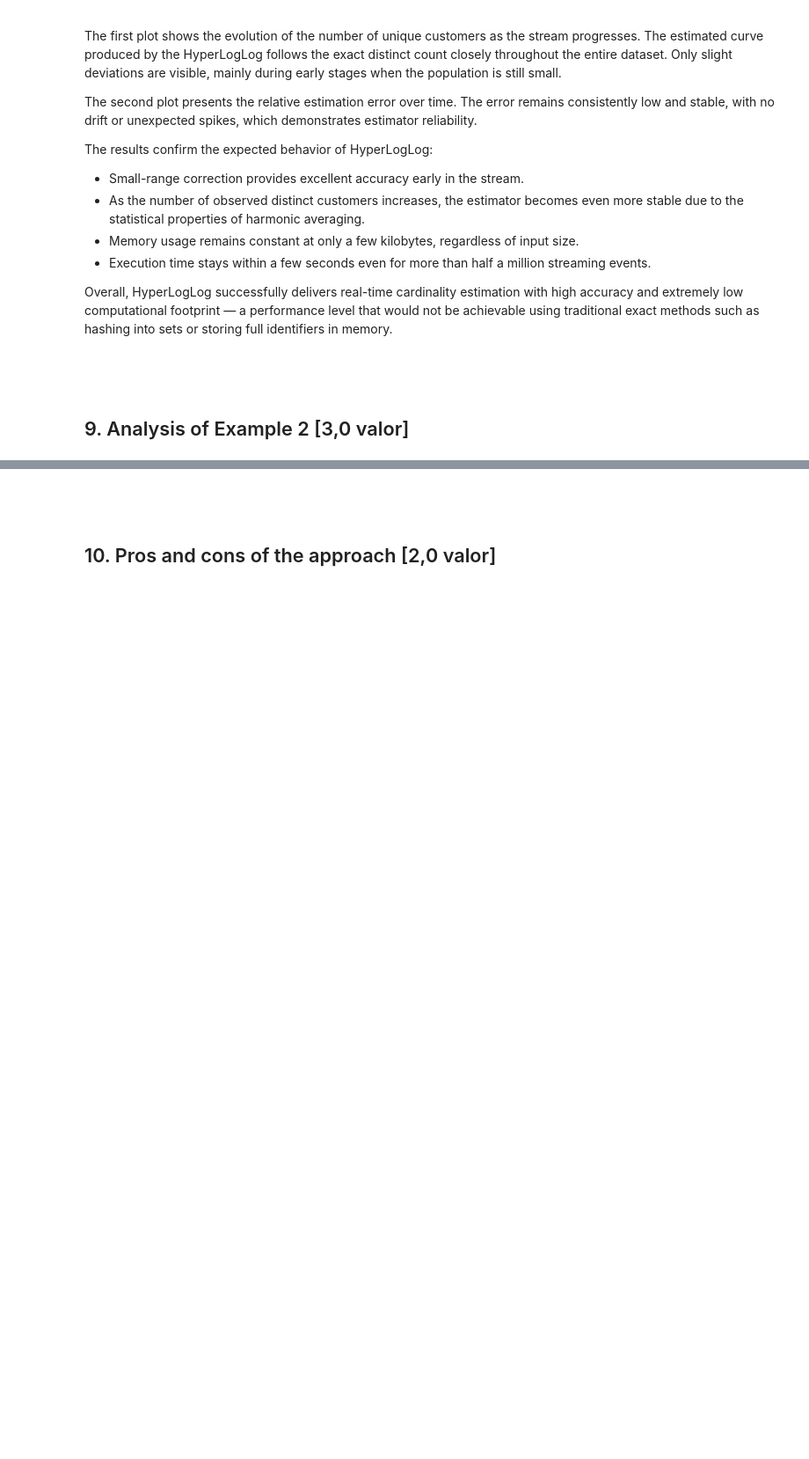
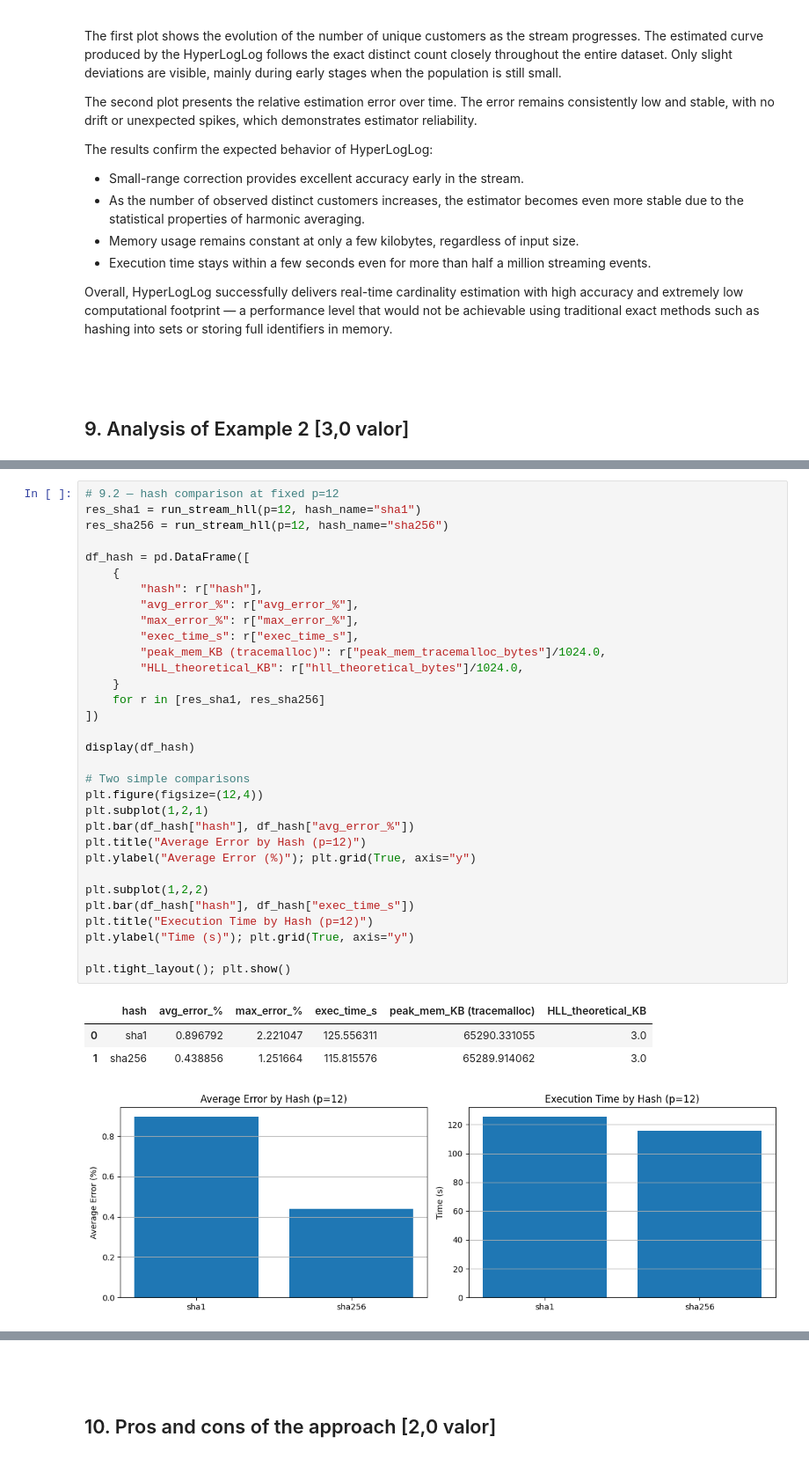
Before and after one commit to jvbdf/tmbd_work1, a Jupyter notebook: WorkTemplate.ipynb, the cells around one changed output, grey strips where cells are left out. Shown at 88% size. Cells and saved outputs as stored; diff of their text form; blank space fills up the shorter version.

```diff
--- a/WorkTemplate.ipynb
+++ b/WorkTemplate.ipynb
@@ -706,0 +776,37 @@ plt.show()
+# %%
+# 9.2 — hash comparison at fixed p=12
+res_sha1 = run_stream_hll(p=12, hash_name="sha1")
+res_sha256 = run_stream_hll(p=12, hash_name="sha256")
+
+df_hash = pd.DataFrame([
+    {
+        "hash": r["hash"],
+        "avg_error_%": r["avg_error_%"],
+        "max_error_%": r["max_error_%"],
+        "exec_time_s": r["exec_time_s"],
+        "peak_mem_KB (tracemalloc)": r["peak_mem_tracemalloc_bytes"]/1024.0,
+        "HLL_theoretical_KB": r["hll_theoretical_bytes"]/1024.0,
+    }
+    for r in [res_sha1, res_sha256]
+])
+
+display(df_hash)
+
+# Two simple comparisons
+plt.figure(figsize=(12,4))
+plt.subplot(1,2,1)
+plt.bar(df_hash["hash"], df_hash["avg_error_%"])
+plt.title("Average Error by Hash (p=12)")
+plt.ylabel("Average Error (%)"); plt.grid(True, axis="y")
+
+plt.subplot(1,2,2)
+plt.bar(df_hash["hash"], df_hash["exec_time_s"])
+plt.title("Execution Time by Hash (p=12)")
+plt.ylabel("Time (s)"); plt.grid(True, axis="y")
+
+plt.tight_layout(); plt.show()
+# %% [output]
+|  | hash | avg_error_% | max_error_% | exec_time_s | peak_mem_KB (tracemalloc) | HLL_theoretical_KB |
+| 0 | sha1 | 0.896792 | 2.221047 | 125.556311 | 65290.331055 | 3.0 |
+| 1 | sha256 | 0.438856 | 1.251664 | 115.815576 | 65289.914062 | 3.0 |
+[figure, added]
```
Also changed, not shown: parts of 16 cells of this notebook.
